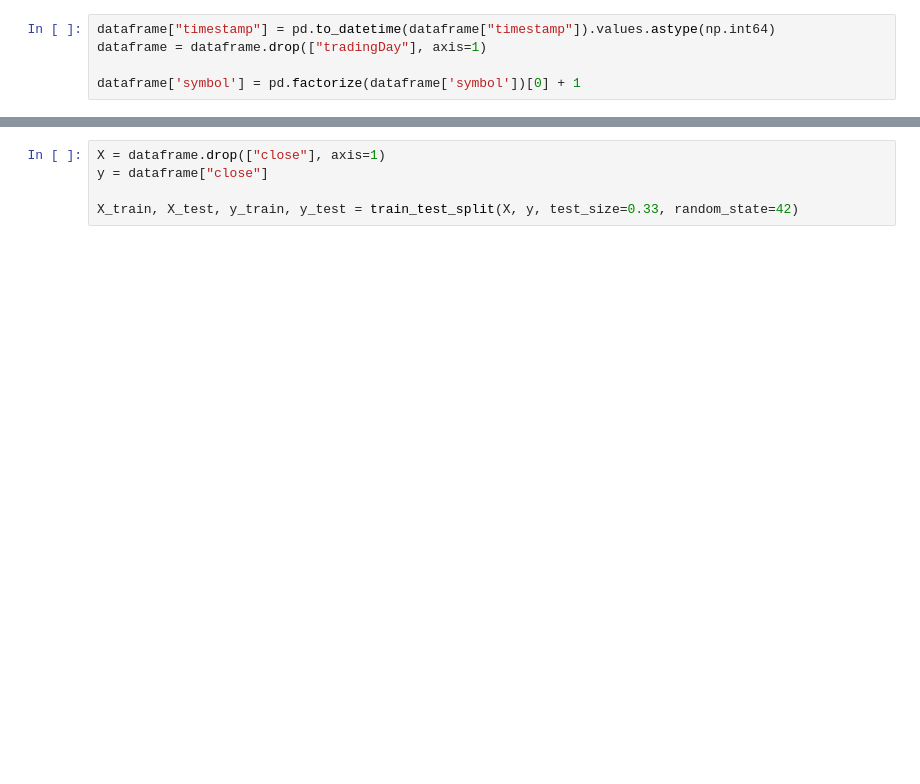
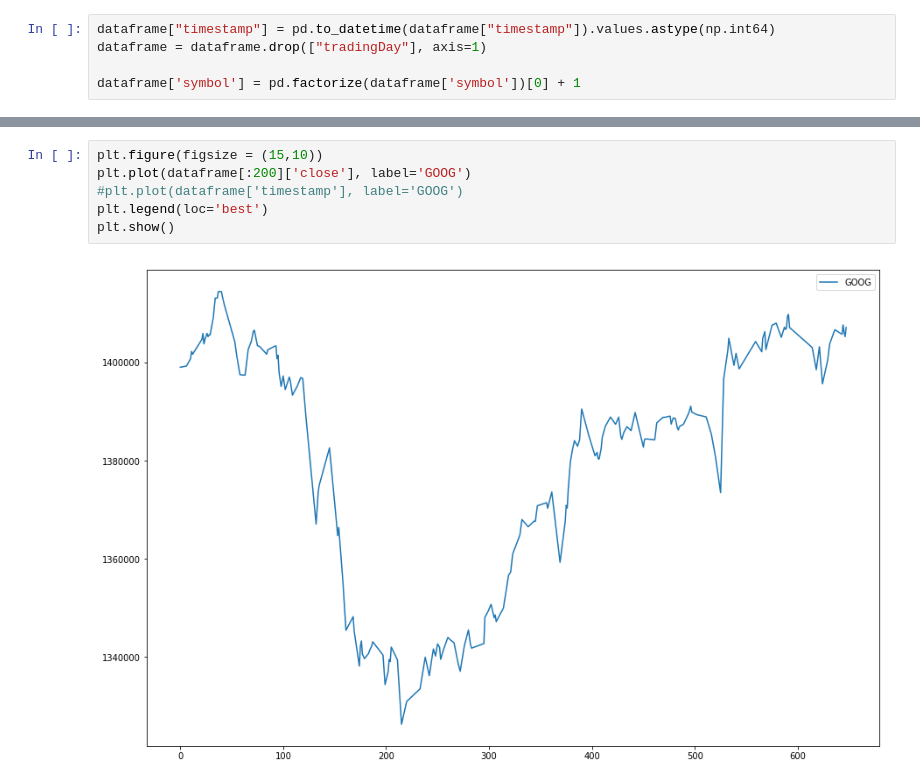
Before and after one commit to EdsonYamamoto/ProjetoInteligenciaComputacionalRegressao, a Jupyter notebook: Regressao Linear Bolsa Valores.ipynb, the cells around one changed output, grey strips where cells are left out. Cells and saved outputs as stored; diff of their text form; blank space fills up the shorter version.

```diff
--- a/Regressao Linear Bolsa Valores.ipynb
+++ b/Regressao Linear Bolsa Valores.ipynb
@@ -77,5 +87,8 @@ dataframe.describe()
-# %%
-X = dataframe.drop(["close"], axis=1)
-y = dataframe["close"]
-
-X_train, X_test, y_train, y_test = train_test_split(X, y, test_size=0.33, random_state=42)
+# %%
+plt.figure(figsize = (15,10))
+plt.plot(dataframe[:200]['close'], label='GOOG')
+#plt.plot(dataframe['timestamp'], label='GOOG')
+plt.legend(loc='best')
+plt.show()
+# %% [output]
+[figure, added]
```
Also changed, not shown: parts of 18 cells of this notebook, 4 other files.
